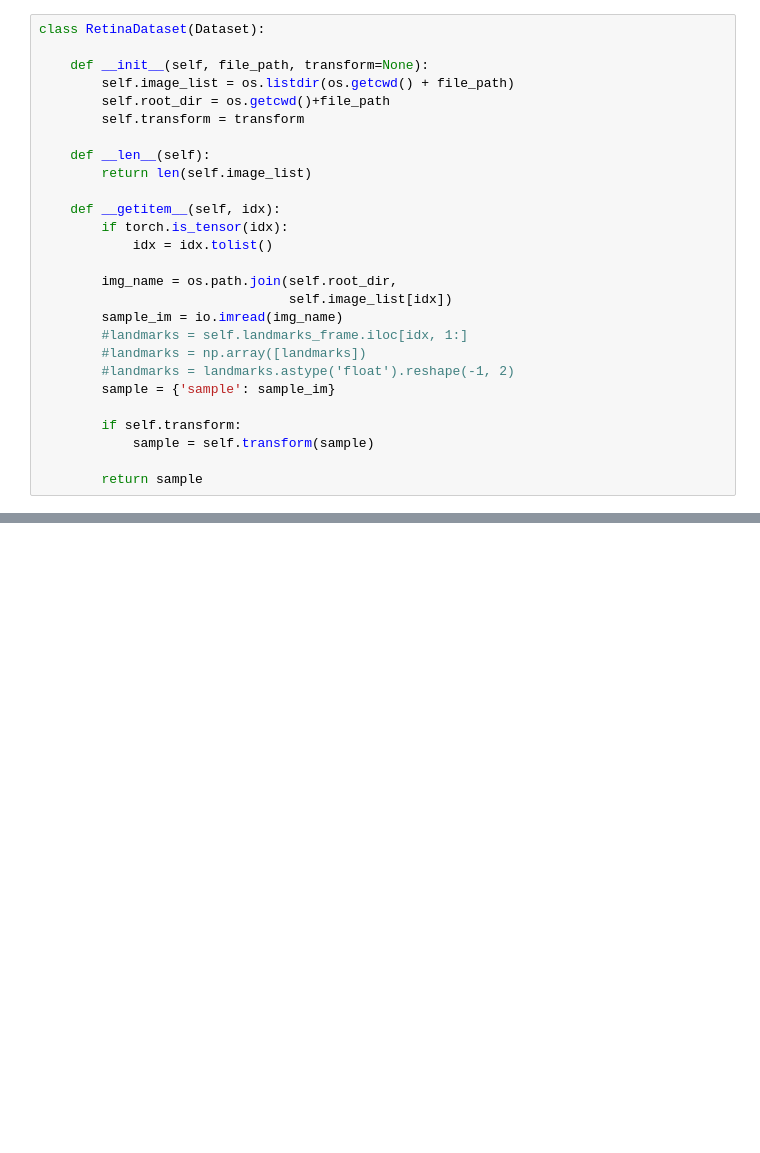
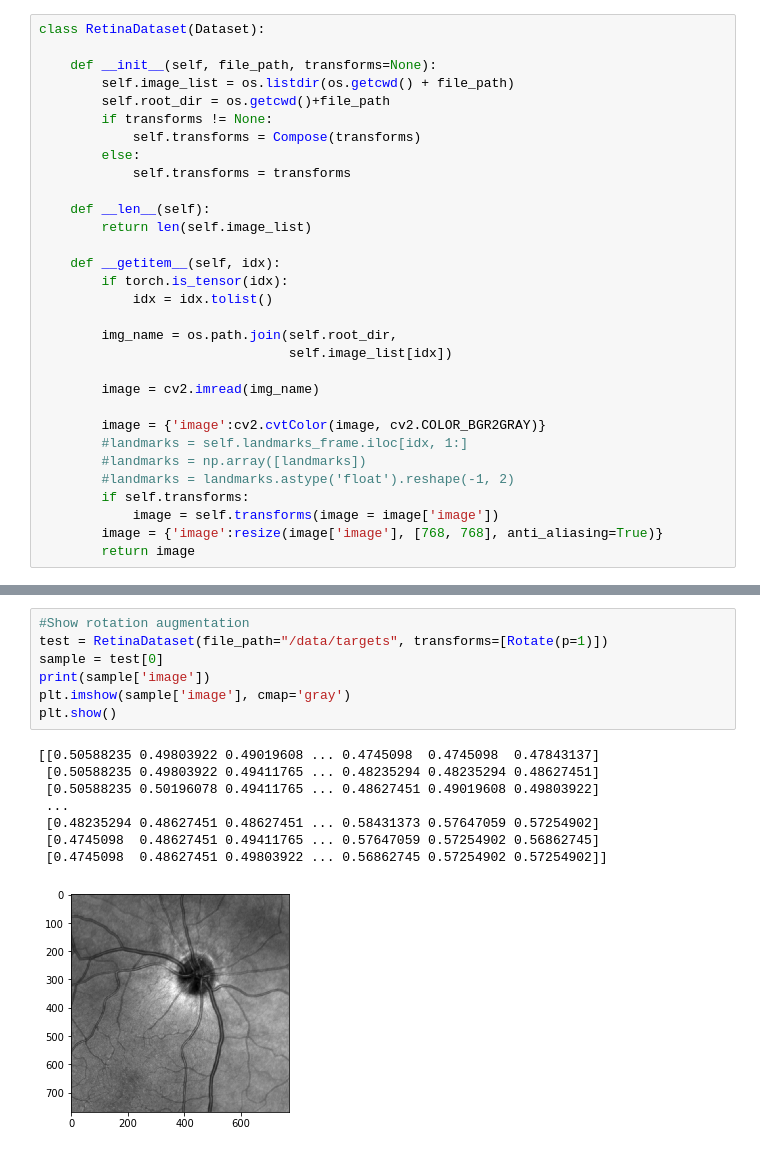
Before and after one commit to MJordahn/AIA_Spring_2020, a Jupyter notebook: Miniproject/DataloaderAndPreprocessing.ipynb, the cells around one changed output, grey strips where cells are left out. Cells and saved outputs as stored; diff of their text form; blank space fills up the shorter version.

Commit message:
Updated augmentations dataloader

```diff
--- a/Miniproject/DataloaderAndPreprocessing.ipynb
+++ b/Miniproject/DataloaderAndPreprocessing.ipynb
@@ -11,10 +14,13 @@ from torchvision import transforms, utils
 # %%
 class RetinaDataset(Dataset):
 
-    def __init__(self, file_path, transform=None):
+    def __init__(self, file_path, transforms=None):
         self.image_list = os.listdir(os.getcwd() + file_path)
         self.root_dir = os.getcwd()+file_path
-        self.transform = transform
+        if transforms != None:
+            self.transforms = Compose(transforms)
+        else:
+            self.transforms = transforms
 
     def __len__(self):
         return len(self.image_list)
@@ -25,16 +31,17 @@ class RetinaDataset(Dataset):
 
         img_name = os.path.join(self.root_dir,
                                 self.image_list[idx])
-        sample_im = io.imread(img_name)
+
+        image = cv2.imread(img_name)
+
+        image = {'image':cv2.cvtColor(image, cv2.COLOR_BGR2GRAY)}
         #landmarks = self.landmarks_frame.iloc[idx, 1:]
         #landmarks = np.array([landmarks])
         #landmarks = landmarks.astype('float').reshape(-1, 2)
-        sample = {'sample': sample_im}
-
-        if self.transform:
-            sample = self.transform(sample)
-
-        return sample
+        if self.transforms:
+            image = self.transforms(image = image['image'])
+        image = {'image':resize(image['image'], [768, 768], anti_aliasing=True)}
+        return image
 # %%
 test = RetinaDataset(file_path="/data/targets")
 sample = test[0]
@@ -44 +61,17 @@ plt.show()
 [figure]
+# %%
+#Show rotation augmentation
+test = RetinaDataset(file_path="/data/targets", transforms=[Rotate(p=1)])
+sample = test[0]
+print(sample['image'])
+plt.imshow(sample['image'], cmap='gray')
+plt.show()
+# %% [output]
+[[0.50588235 0.49803922 0.49019608 ... 0.4745098  0.4745098  0.47843137]
+ [0.50588235 0.49803922 0.49411765 ... 0.48235294 0.48235294 0.48627451]
+ [0.50588235 0.50196078 0.49411765 ... 0.48627451 0.49019608 0.49803922]
+ ...
+ [0.48235294 0.48627451 0.48627451 ... 0.58431373 0.57647059 0.57254902]
+ [0.4745098  0.48627451 0.49411765 ... 0.57647059 0.57254902 0.56862745]
+ [0.4745098  0.48627451 0.49803922 ... 0.56862745 0.57254902 0.57254902]]
+[figure, added]
```
Also changed, not shown: parts of 3 cells of this notebook.
